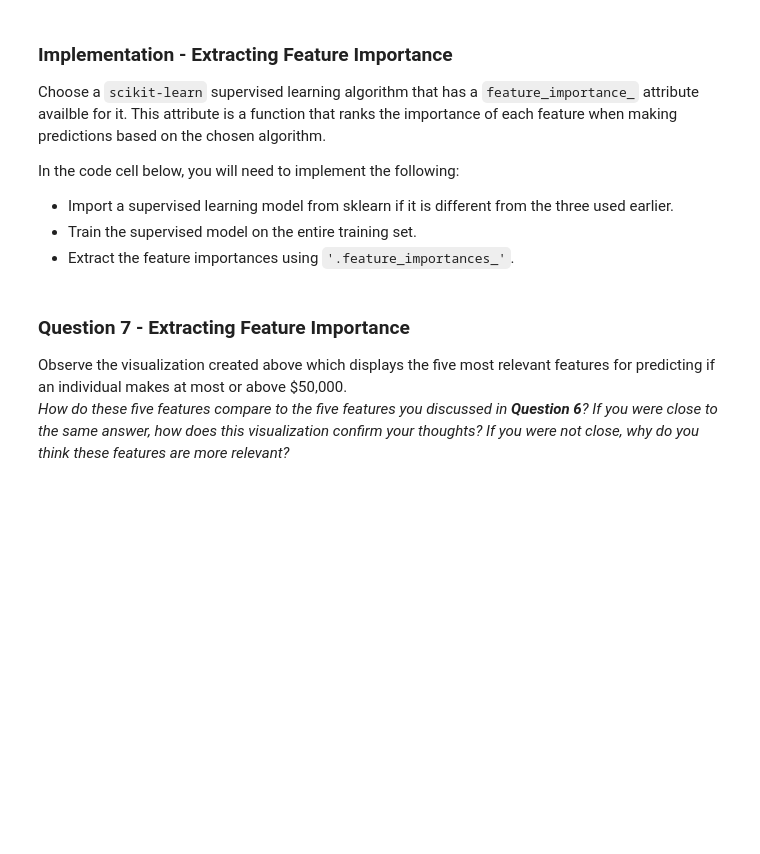
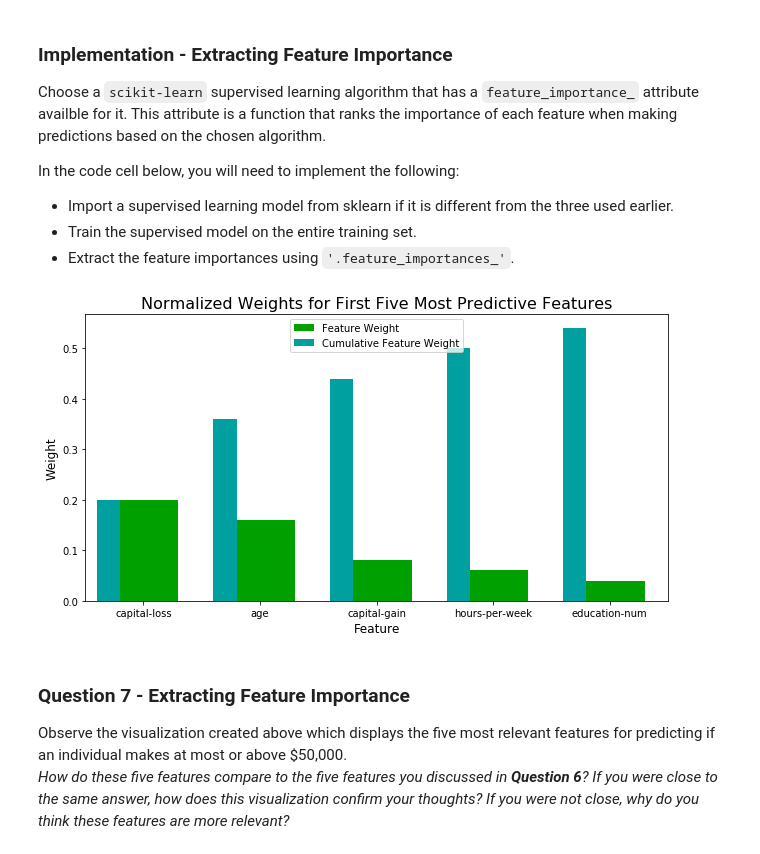
Before and after one commit to anandsaha/udacity-ml-nanodegree, a Jupyter notebook: projects/finding_donors/finding_donors.ipynb, the cells around one changed output. Drawn from its saved outputs; the diff is of its cells as text; code cells hidden in the pictures; blank space fills up the shorter version.

```diff
--- a/projects/finding_donors/finding_donors.ipynb
+++ b/projects/finding_donors/finding_donors.ipynb
@@ -431,36 +433,0 @@ KNeighborsClassifier trained on 36177 samples.
-# %%
-# TODO: Import the three supervised learning models from sklearn
-import warnings
-warnings.filterwarnings("ignore")
-import pprint
-
-from sklearn.tree import DecisionTreeClassifier
-from sklearn.naive_bayes import GaussianNB
-from sklearn.neighbors import KNeighborsClassifier
-from sklearn.linear_model import LogisticRegression
-from sklearn.svm import LinearSVC
-from sklearn.linear_model import SGDClassifier
-from sklearn.ensemble import RandomForestClassifier
-
-# TODO: Initialize the three models
-clf_A = SGDClassifier()
-clf_B = LogisticRegression()
-clf_C = LinearSVC()
-
-# TODO: Calculate the number of samples for 1%, 10%, and 100% of the training data
-samples_1 = len(X_train) * 1 / 100
-samples_10 = len(X_train) * 10 / 100
-samples_100 = len(X_train)
-
-# Collect results on the learners
-results = {}
-for clf in [clf_A, clf_B, clf_C]:
-    clf_name = clf.__class__.__name__
-    results[clf_name] = {}
-    for i, samples in enumerate([samples_1, samples_10, samples_100]):
-        results[clf_name][i] = \
-        train_predict(clf, samples, X_train, y_train, X_test, y_test)
-
-#pprint.pprint (results)
-# Run metrics visualization for the three supervised learning models chosen
-vs.evaluate(results, accuracy, fscore)
@@ -658,14 +602,17 @@ In the code cell below, you will need to implement the following:
 # %%
 # TODO: Import a supervised learning model that has 'feature_importances_'
 
 # TODO: Train the supervised model on the training set
-model = None
+model = AdaBoostClassifier(random_state=0)
+model.fit(X_train, y_train)
 
 # TODO: Extract the feature importances
-importances = None
+importances = model.feature_importances_
 
 # Plot
 vs.feature_plot(importances, X_train, y_train)
+# %% [output]
+[figure, added]
 # %% [markdown]
 ### Question 7 - Extracting Feature Importance
 
```
Also changed, not shown: parts of 25 cells of this notebook, 2 other files.
